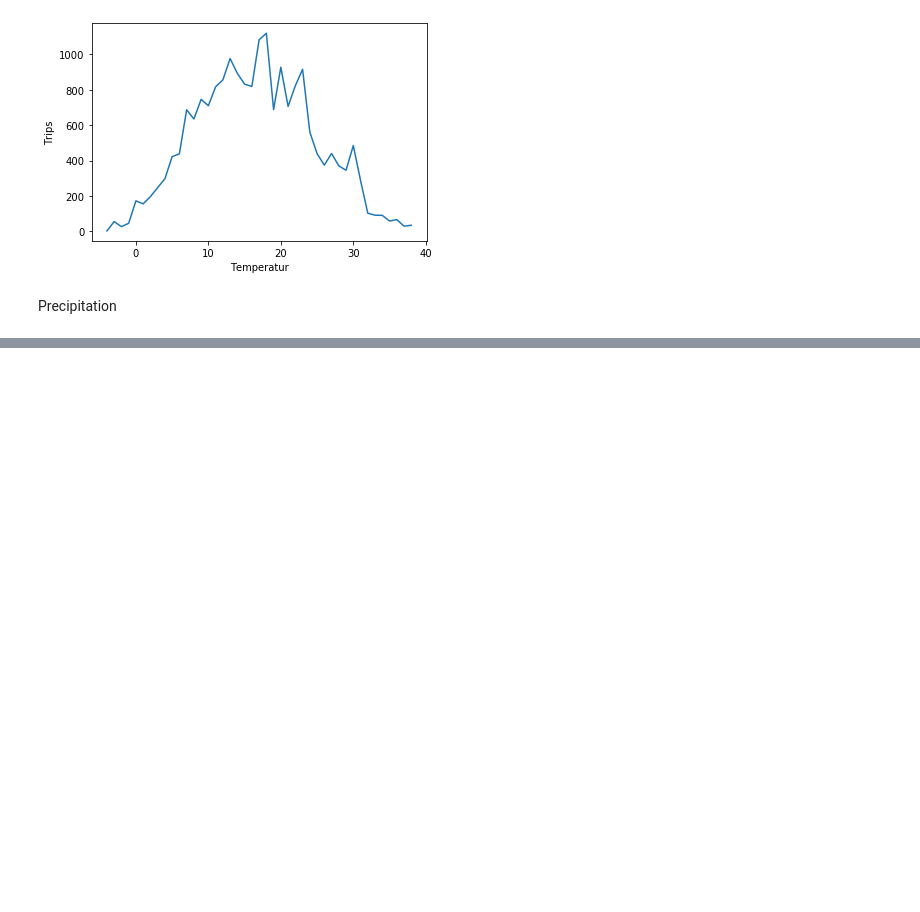
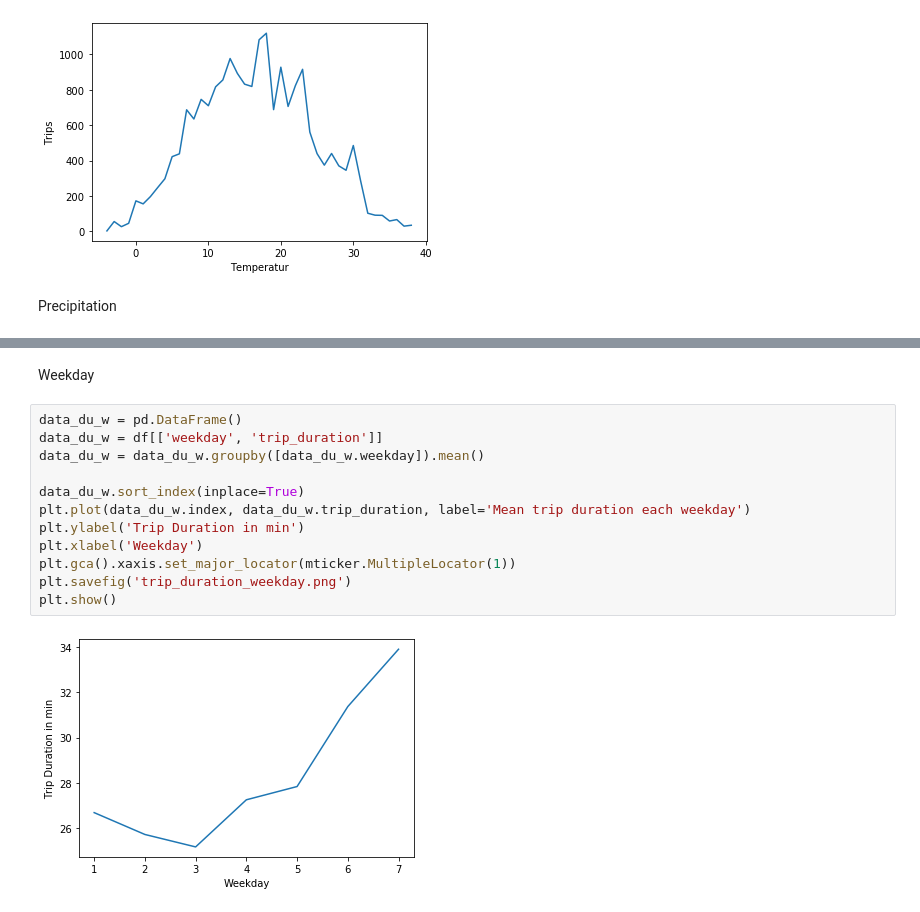
Before and after one commit to lesar64/aa_project, a Jupyter notebook: Jan/Rental Patterns/rental_patterns.ipynb, the cells around one changed output, grey strips where cells are left out. Drawn from its saved outputs; the diff is of its cells as text; blank space fills up the shorter version.

```diff
--- a/Jan/rental_patterns.ipynb
+++ b/Jan/Rental Patterns/rental_patterns.ipynb
@@ -138,0 +145,16 @@ plt.show()
+# %% [markdown]
+Weekday
+# %%
+data_du_w = pd.DataFrame()
+data_du_w = df[['weekday', 'trip_duration']]
+data_du_w = data_du_w.groupby([data_du_w.weekday]).mean()
+
+data_du_w.sort_index(inplace=True)
+plt.plot(data_du_w.index, data_du_w.trip_duration, label='Mean trip duration each weekday')
+plt.ylabel('Trip Duration in min')
+plt.xlabel('Weekday')
+plt.gca().xaxis.set_major_locator(mticker.MultipleLocator(1))
+plt.savefig('trip_duration_weekday.png')
+plt.show()
+# %% [output]
+[figure, added]
```
Also changed, not shown: parts of 15 cells of this notebook.
